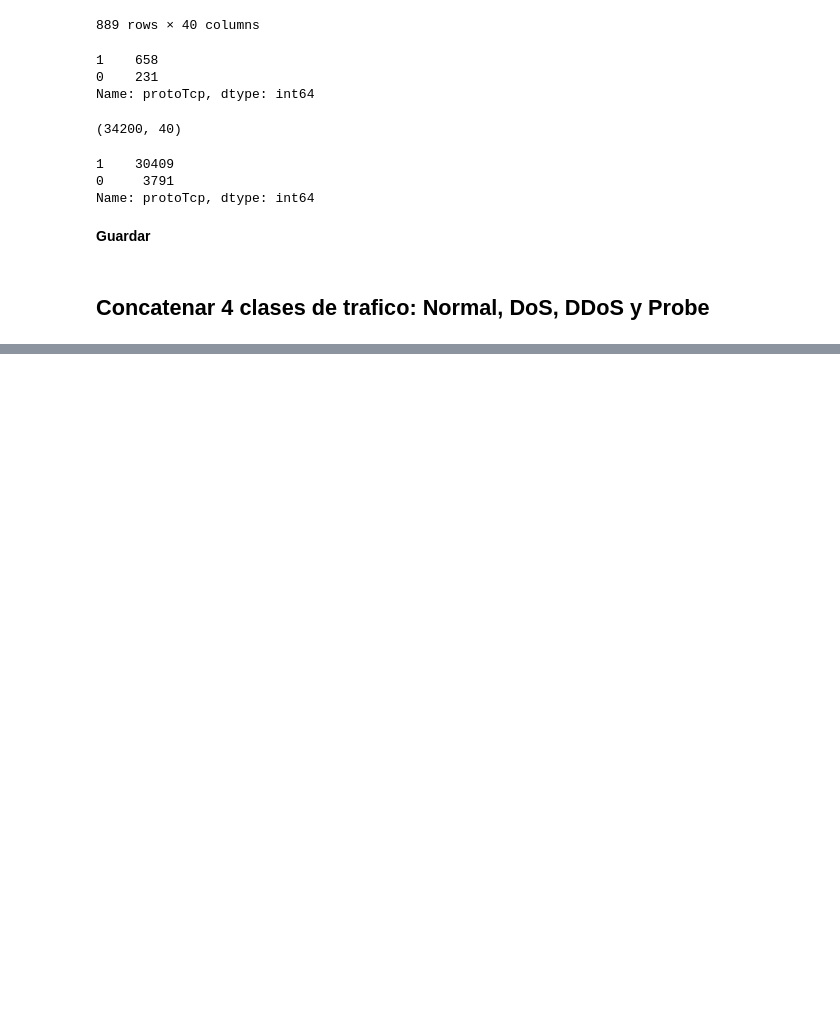
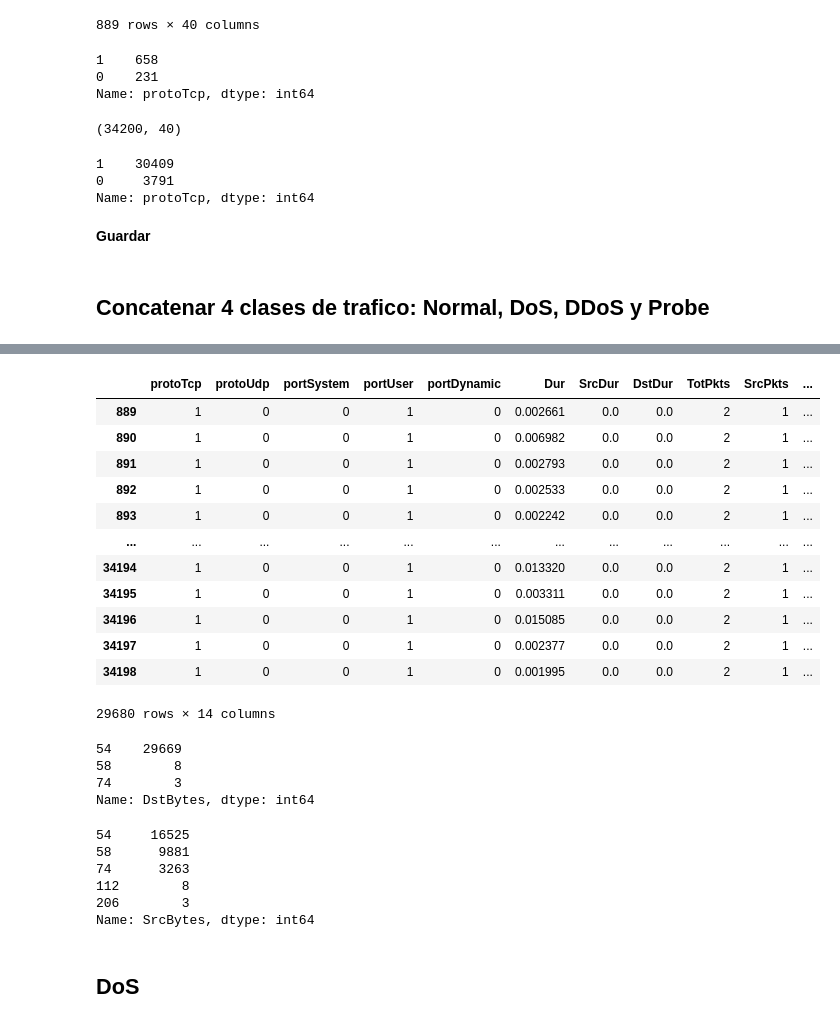
Before and after one commit to soyMA05/Clasiffication_TrafficSDN2, a Jupyter notebook: Fase3/balanceo.ipynb, the cells around one changed output, grey strips where cells are left out. Cells and saved outputs as stored; diff of their text form; code cells hidden in the pictures; blank space fills up the shorter version.

```diff
--- a/Fase3/balanceo.ipynb
+++ b/Fase3/balanceo.ipynb
@@ -328,0 +537,37 @@ df_traffic.to_csv('../../araData/Z/balance_total4clases_34200.csv',index=False)
+# %%
+"""Nota: si agrego +1 en pkt src y dst, puede que detectar Probe sea mas eficiente y no confundir con DoS o incluso Normal.
+OJO: debo revisar los dstBytes y scrBytes (mirar siguiente celda), para este caso pondria un selector random (54 or 58 bytes)
+para que no tomelos bytes solo de src o dst, sino aleatorio"""
+df_probe[(df_probe.protoUdp==0) & (df_probe.DstPkts==1)].iloc[:,:14]
+# %% [output]
+|  | protoTcp | protoUdp | portSystem | portUser | portDynamic | Dur | SrcDur | DstDur | TotPkts | SrcPkts | ... |
+| 889 | 1 | 0 | 0 | 1 | 0 | 0.002661 | 0.0 | 0.0 | 2 | 1 | ... |
+| 890 | 1 | 0 | 0 | 1 | 0 | 0.006982 | 0.0 | 0.0 | 2 | 1 | ... |
+| 891 | 1 | 0 | 0 | 1 | 0 | 0.002793 | 0.0 | 0.0 | 2 | 1 | ... |
+| 892 | 1 | 0 | 0 | 1 | 0 | 0.002533 | 0.0 | 0.0 | 2 | 1 | ... |
+| 893 | 1 | 0 | 0 | 1 | 0 | 0.002242 | 0.0 | 0.0 | 2 | 1 | ... |
+| ... | ... | ... | ... | ... | ... | ... | ... | ... | ... | ... | ... |
+| 34194 | 1 | 0 | 0 | 1 | 0 | 0.013320 | 0.0 | 0.0 | 2 | 1 | ... |
+| 34195 | 1 | 0 | 0 | 1 | 0 | 0.003311 | 0.0 | 0.0 | 2 | 1 | ... |
+| 34196 | 1 | 0 | 0 | 1 | 0 | 0.015085 | 0.0 | 0.0 | 2 | 1 | ... |
+| 34197 | 1 | 0 | 0 | 1 | 0 | 0.002377 | 0.0 | 0.0 | 2 | 1 | ... |
+| 34198 | 1 | 0 | 0 | 1 | 0 | 0.001995 | 0.0 | 0.0 | 2 | 1 | ... |
+29680 rows × 14 columns
+# %%
+df_probe[(df_probe.protoUdp==0) & (df_probe.DstPkts==1)].iloc[:,:14].DstBytes.value_counts()
+# %% [output]
+54    29669
+58        8
+74        3
+Name: DstBytes, dtype: int64
+# %%
+df_probe[(df_probe.protoUdp==0) & (df_probe.DstPkts==1)].iloc[:,:14].SrcBytes.value_counts()
+# %% [output]
+54     16525
+58      9881
+74      3263
+112        8
+206        3
+Name: SrcBytes, dtype: int64
+# %% [markdown]
+## **DoS**
```
Also changed, not shown: parts of 35 cells of this notebook.
